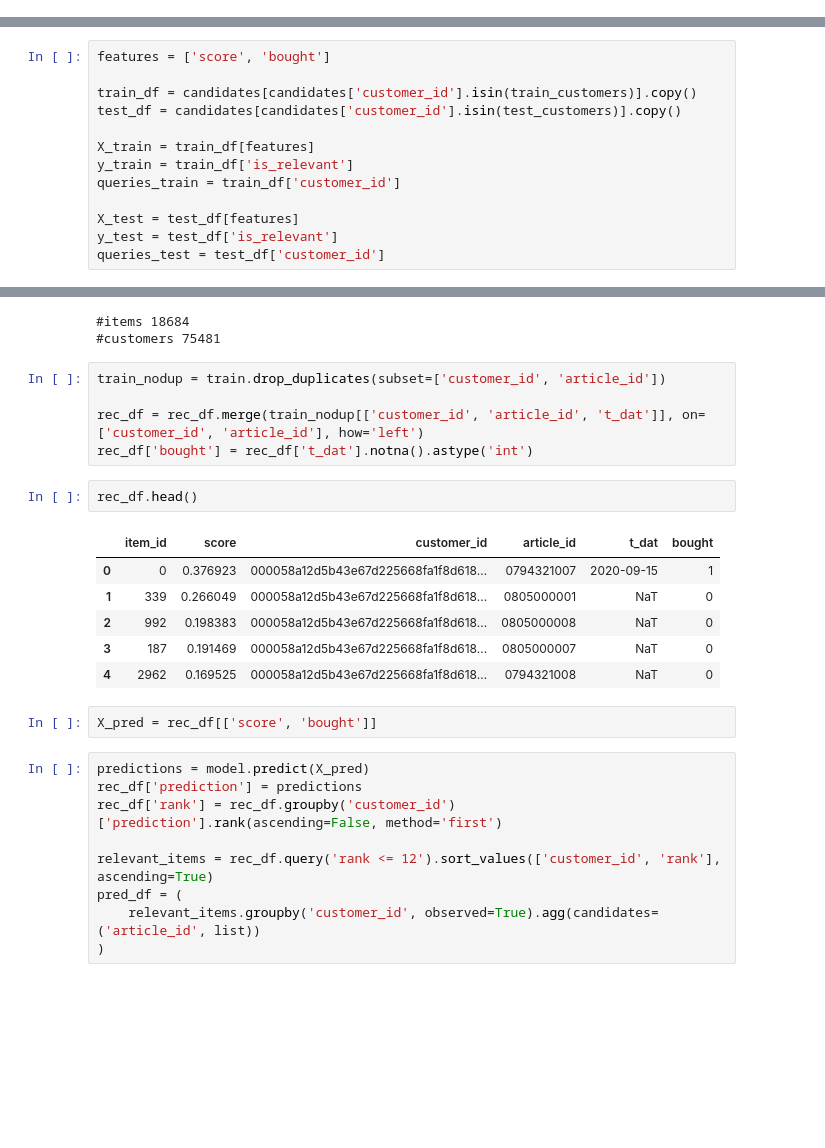
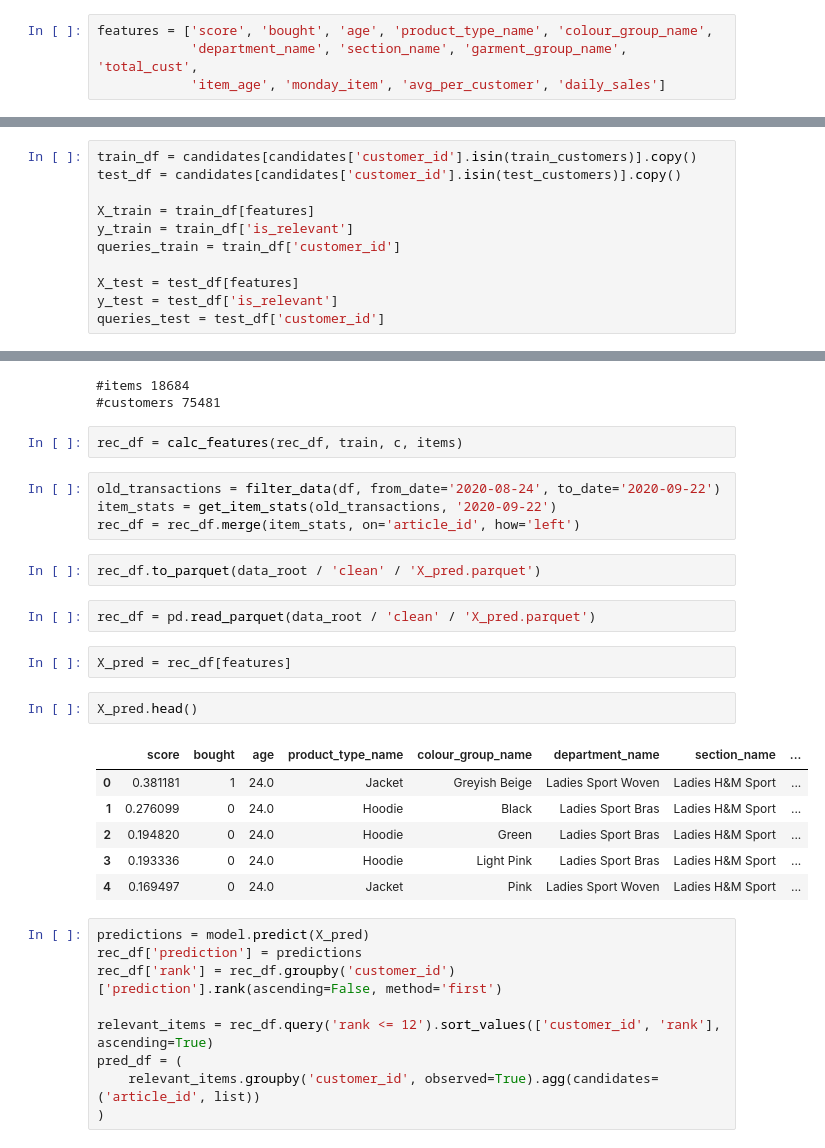
Before and after one commit to stameser/kaggle-hm, a Jupyter notebook: notebooks/catboost_ranker.ipynb, the cells around one changed output, grey strips where cells are left out. Saved outputs shown, nothing was run; the diff lists cells and outputs as text; blank space fills up the shorter version.

```diff
--- a/notebooks/catboost_ranker.ipynb
+++ b/notebooks/catboost_ranker.ipynb
@@ -18 +69,5 @@ c['age_group'] = pd.cut(c['age'], bins=[15, 21, 25, 30, 40, 50, 60, 100])
+# %%
+features = ['score', 'bought', 'age', 'product_type_name', 'colour_group_name',
+            'department_name', 'section_name', 'garment_group_name', 'total_cust',
+            'item_age', 'monday_item', 'avg_per_customer', 'daily_sales']
 # %%
@@ -40,8 +133,6 @@ customers = candidates['customer_id'].unique()
 
 train_customers, test_customers = train_test_split(customers, test_size=0.2, random_state=42)
 # %%
-features = ['score', 'bought']
-
 train_df = candidates[candidates['customer_id'].isin(train_customers)].copy()
 test_df = candidates[candidates['customer_id'].isin(test_customers)].copy()
 
@@ -189,22 +325,27 @@ rec_df = pipeline.predict(full_ds, N=100)
 # %% [output]
 #items 18684
 #customers 75481
-# %%
-train_nodup = train.drop_duplicates(subset=['customer_id', 'article_id'])
-
-rec_df = rec_df.merge(train_nodup[['customer_id', 'article_id', 't_dat']], on=['customer_id', 'article_id'], how='left')
-rec_df['bought'] = rec_df['t_dat'].notna().astype('int')
+# %%
+rec_df = calc_features(rec_df, train, c, items)
+# %%
+old_transactions = filter_data(df, from_date='2020-08-24', to_date='2020-09-22')
+item_stats = get_item_stats(old_transactions, '2020-09-22')
+rec_df = rec_df.merge(item_stats, on='article_id', how='left')
+# %%
+rec_df.to_parquet(data_root / 'clean' / 'X_pred.parquet')
+# %%
+rec_df = pd.read_parquet(data_root / 'clean' / 'X_pred.parquet')
+# %%
+X_pred = rec_df[features]
 # %%
-rec_df.head()
+X_pred.head()
 # %% [output]
-|  | item_id | score | customer_id | article_id | t_dat | bought |
-| 0 | 0 | 0.376923 | 000058a12d5b43e67d225668fa1f8d618... | 0794321007 | 2020-09-15 | 1 |
-| 1 | 339 | 0.266049 | 000058a12d5b43e67d225668fa1f8d618... | 0805000001 | NaT | 0 |
-| 2 | 992 | 0.198383 | 000058a12d5b43e67d225668fa1f8d618... | 0805000008 | NaT | 0 |
-| 3 | 187 | 0.191469 | 000058a12d5b43e67d225668fa1f8d618... | 0805000007 | NaT | 0 |
-| 4 | 2962 | 0.169525 | 000058a12d5b43e67d225668fa1f8d618... | 0794321008 | NaT | 0 |
+|  | score | bought | age | product_type_name | colour_group_name | department_name | section_name | ... |
+| 0 | 0.381181 | 1 | 24.0 | Jacket | Greyish Beige | Ladies Sport Woven | Ladies H&M Sport | ... |
+| 1 | 0.276099 | 0 | 24.0 | Hoodie | Black | Ladies Sport Bras | Ladies H&M Sport | ... |
+| 2 | 0.194820 | 0 | 24.0 | Hoodie | Green | Ladies Sport Bras | Ladies H&M Sport | ... |
+| 3 | 0.193336 | 0 | 24.0 | Hoodie | Light Pink | Ladies Sport Bras | Ladies H&M Sport | ... |
+| 4 | 0.169497 | 0 | 24.0 | Jacket | Pink | Ladies Sport Woven | Ladies H&M Sport | ... |
-# %%
-X_pred = rec_df[['score', 'bought']]
 # %%
 predictions = model.predict(X_pred)
 rec_df['prediction'] = predictions
```
Also changed, not shown: parts of 38 cells of this notebook.
